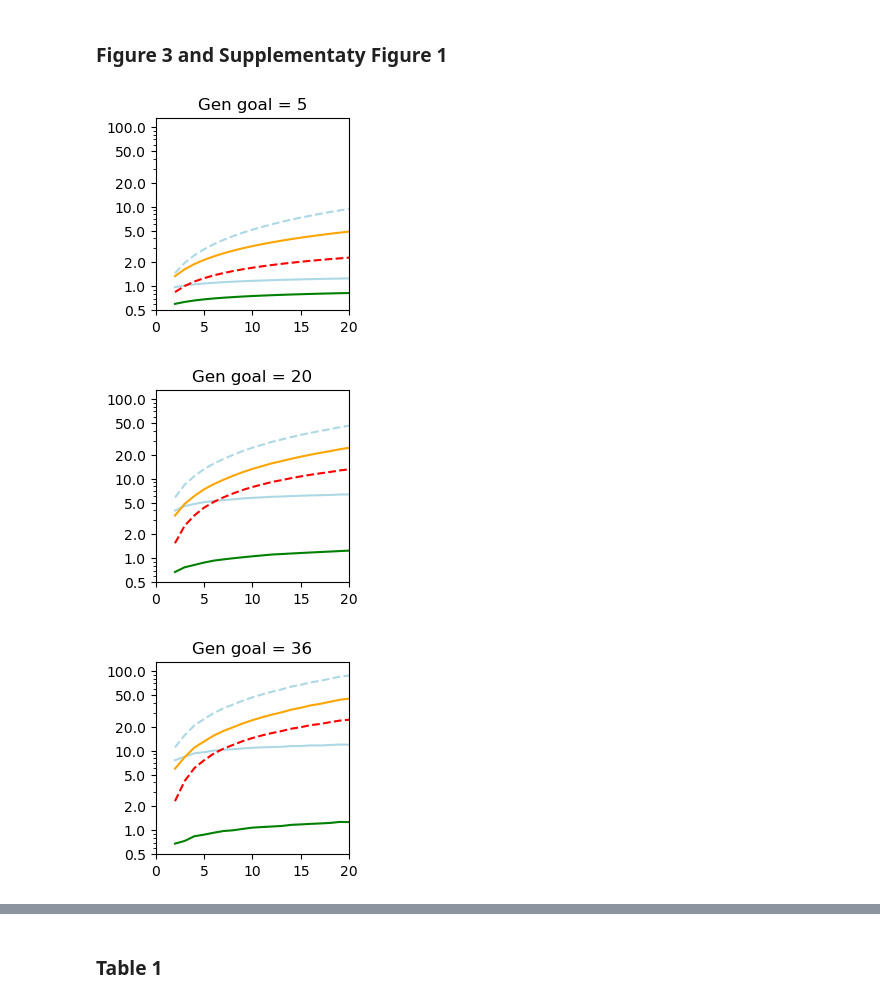
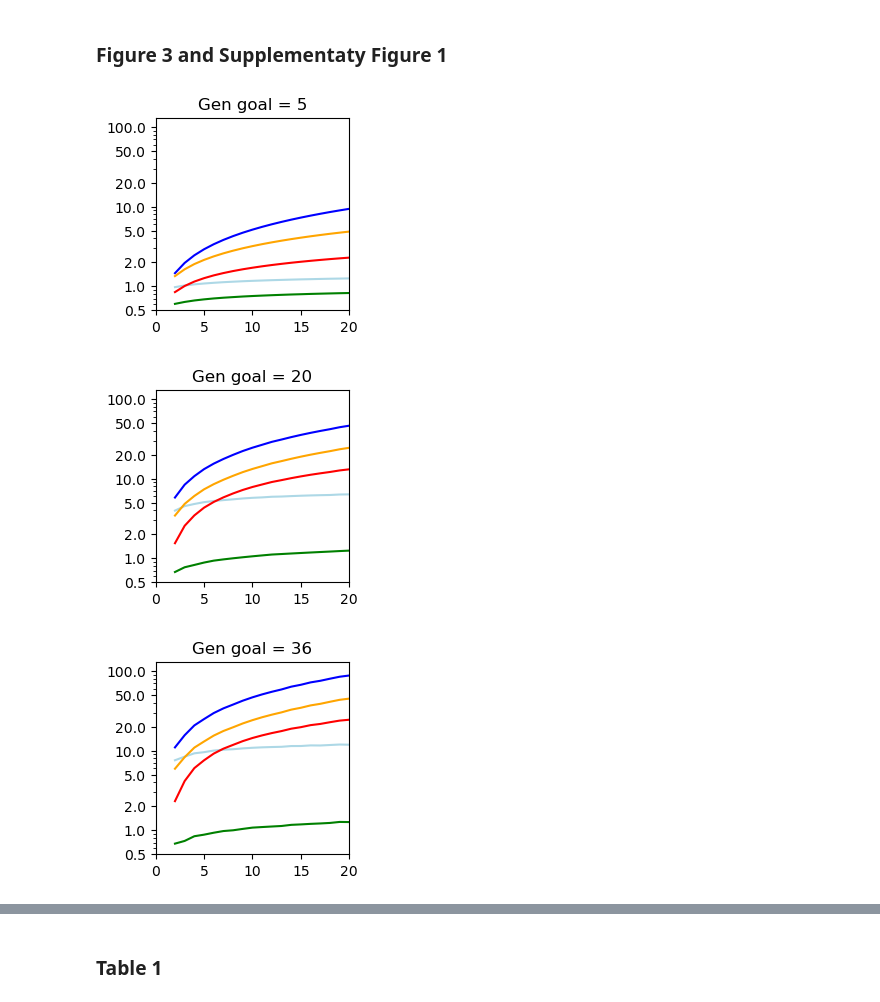
Before and after one commit to KatieWillis/DriveSelectionBalance, a Jupyter notebook: SimulationScript.ipynb, the cells around one changed output, grey strips where cells are left out. Drawn from its saved outputs; the diff is of its cells as text; code cells hidden in the pictures.

```diff
--- a/SimulationScript.ipynb
+++ b/SimulationScript.ipynb
@@ -636,7 +636,7 @@ Gen_index = 5
 
 
 y = SIT_rrr ./  PDNE_rrr
-PyPlot.plot(Rm_vec,y[Gen_index,:],color = "lightblue","--")
+PyPlot.plot(Rm_vec,y[Gen_index,:],color = "blue","-")
 
 y = RIDL_rrr ./  PDNE_rrr
 PyPlot.plot(Rm_vec,y[Gen_index,:],color = "lightblue","-")
@@ -645,7 +645,7 @@ y = fsRIDL_rrr ./  PDNE_rrr
 PyPlot.plot(Rm_vec,y[Gen_index,:],color = "orange","-")
 
 y = XS_rrr ./  PDNE_rrr
-PyPlot.plot(Rm_vec,y[Gen_index,:],color = "red","--")
+PyPlot.plot(Rm_vec,y[Gen_index,:],color = "red","-")
 
 y = MDFS_rrr ./  PDNE_rrr
 PyPlot.plot(Rm_vec,y[Gen_index,:],color = "green","-")
@@ -658,14 +658,13 @@ PyPlot.title("Gen goal = 5")
 PyPlot.yticks([0.50,1,2,5,10,20,50,100],[0.50,1,2,5,10,20,50,100])
 
 PyPlot.show()
-
 #plot repeat releases of the above release rate to check
 f1 = PyPlot.figure(figsize=(2.5,2.5))
 
 Gen_index = 20
 
 y = SIT_rrr ./  PDNE_rrr
-PyPlot.plot(Rm_vec,y[Gen_index,:],color = "lightblue","--")
+PyPlot.plot(Rm_vec,y[Gen_index,:],color = "blue","-")
 
 y = RIDL_rrr ./  PDNE_rrr
 PyPlot.plot(Rm_vec,y[Gen_index,:],color = "lightblue","-")
@@ -674,7 +673,7 @@ y = fsRIDL_rrr ./  PDNE_rrr
 PyPlot.plot(Rm_vec,y[Gen_index,:],color = "orange","-")
 
 y = XS_rrr ./  PDNE_rrr
-PyPlot.plot(Rm_vec,y[Gen_index,:],color = "red","--")
+PyPlot.plot(Rm_vec,y[Gen_index,:],color = "red","-")
 
 y = MDFS_rrr ./  PDNE_rrr
 PyPlot.plot(Rm_vec,y[Gen_index,:],color = "green","-")
@@ -687,41 +686,40 @@ PyPlot.title("Gen goal = 20")
 PyPlot.yticks([0.50,1,2,5,10,20,50,100],[0.50,1,2,5,10,20,50,100])
 
 PyPlot.show()
-
 #plot repeat releases of the above release rate to check
 f1 = PyPlot.figure(figsize=(2.5,2.5))
 
 Gen_index = 36
 
 #PyPlot.plot([0,20],[1,1],color = "grey",":",alpha=0.5)
 
 y = SIT_rrr ./  PDNE_rrr
-PyPlot.plot(Rm_vec,y[Gen_index,:],color = "lightblue","--")
+PyPlot.plot(Rm_vec,y[Gen_index,:],color = "blue","-")
 
 y = RIDL_rrr ./  PDNE_rrr
 PyPlot.plot(Rm_vec,y[Gen_index,:],color = "lightblue","-")
 
 y = fsRIDL_rrr ./  PDNE_rrr
 PyPlot.plot(Rm_vec,y[Gen_index,:],color = "orange","-")
 
 y = XS_rrr ./  PDNE_rrr
-PyPlot.plot(Rm_vec,y[Gen_index,:],color = "red","--")
+PyPlot.plot(Rm_vec,y[Gen_index,:],color = "red","-")
 
 y = MDFS_rrr ./  PDNE_rrr
 PyPlot.plot(Rm_vec,y[Gen_index,:],color = "green","-")
 
 PyPlot.xlim(0,20)
 PyPlot.yscale("log")
 PyPlot.ylim(0.6,130)
 #PyPlot.ylim(0,60)
 PyPlot.title("Gen goal = 36")
 PyPlot.yticks([0.50,1,2,5,10,20,50,100],[0.50,1,2,5,10,20,50,100])
 
 PyPlot.show()
 # %% [output]
-[figure, old version]
+[figure, new version]
-[figure, old version]
+[figure, new version]
-[figure, old version]
+[figure, new version]
 # %%
 #Plot rrr for 95% suppression
 @load "./results/SingleLocus/SIT_0.05.jld2"
```
Also changed, not shown: parts of 9 cells of this notebook, 7 other files.
